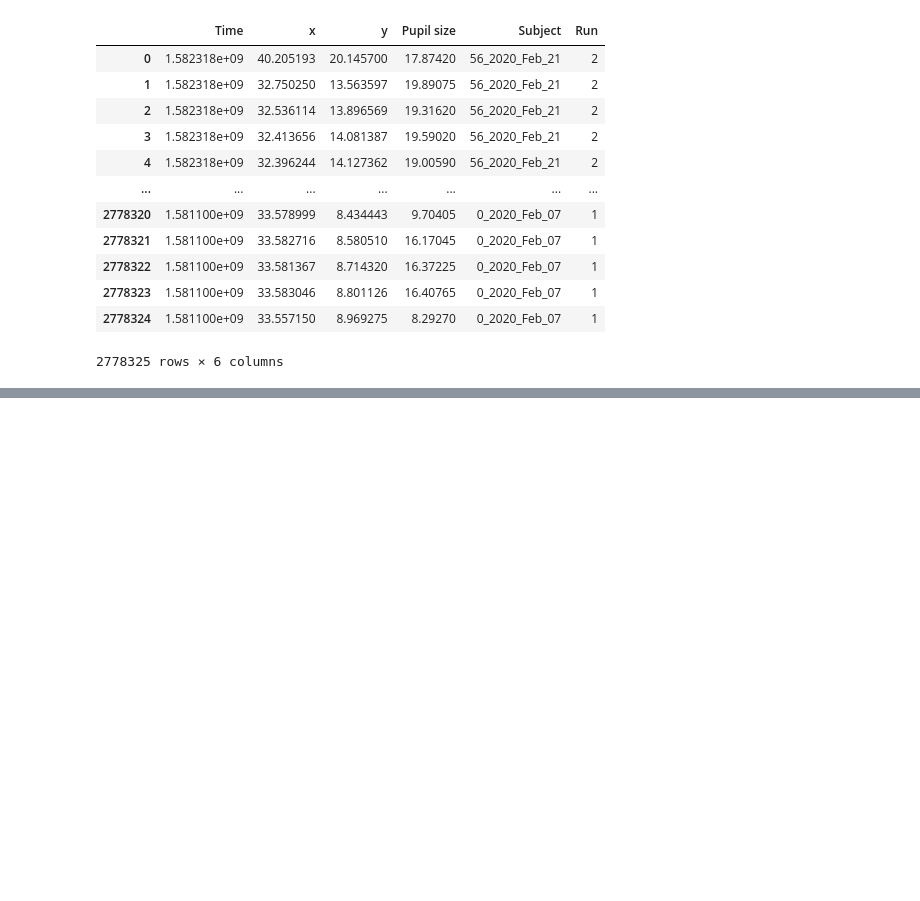
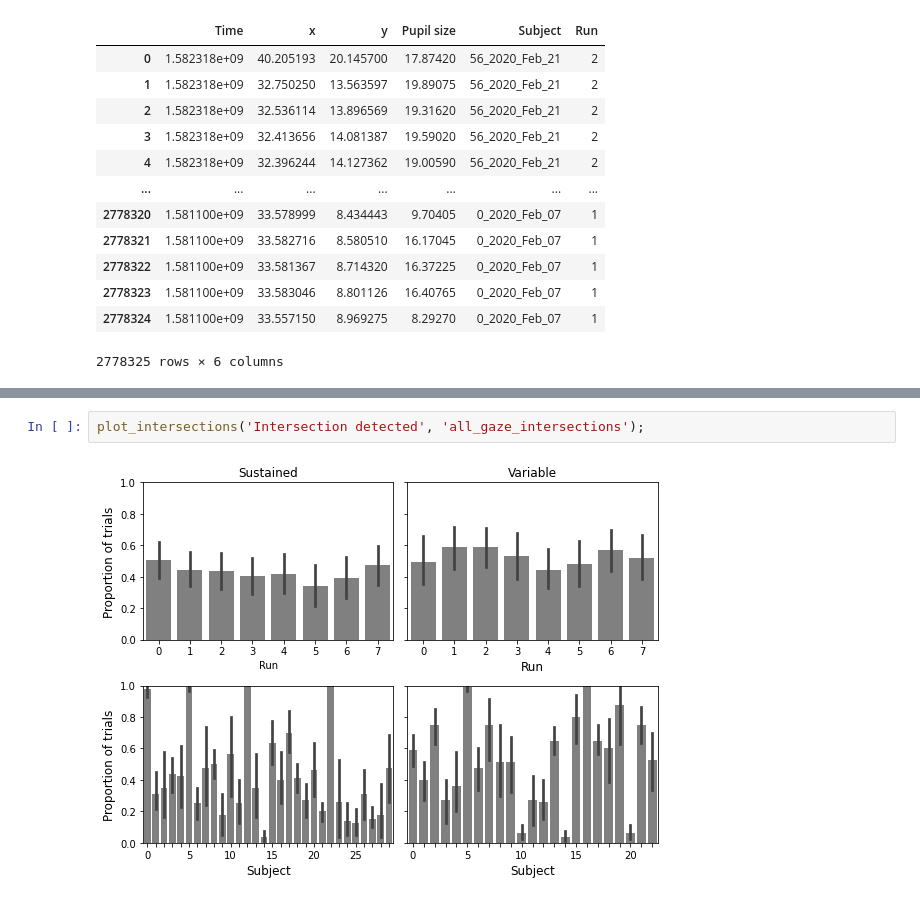
Before and after one commit to jeremymanning/attention-memory-task, a Jupyter notebook: code/data_loader.ipynb, the cells around one changed output, grey strips where cells are left out. Drawn from its saved outputs; the diff is of its cells as text; blank space fills up the shorter version.

```diff
--- a/code/data_loader.ipynb
+++ b/code/data_loader.ipynb
@@ -288,0 +409,4 @@ sns.histplot(variable_gaze, x='Pupil size', stat='probability');
+# %%
+plot_intersections('Intersection detected', 'all_gaze_intersections');
+# %% [output]
+[figure, added]
```
Also changed, not shown: parts of 27 cells of this notebook, 5 other files.
